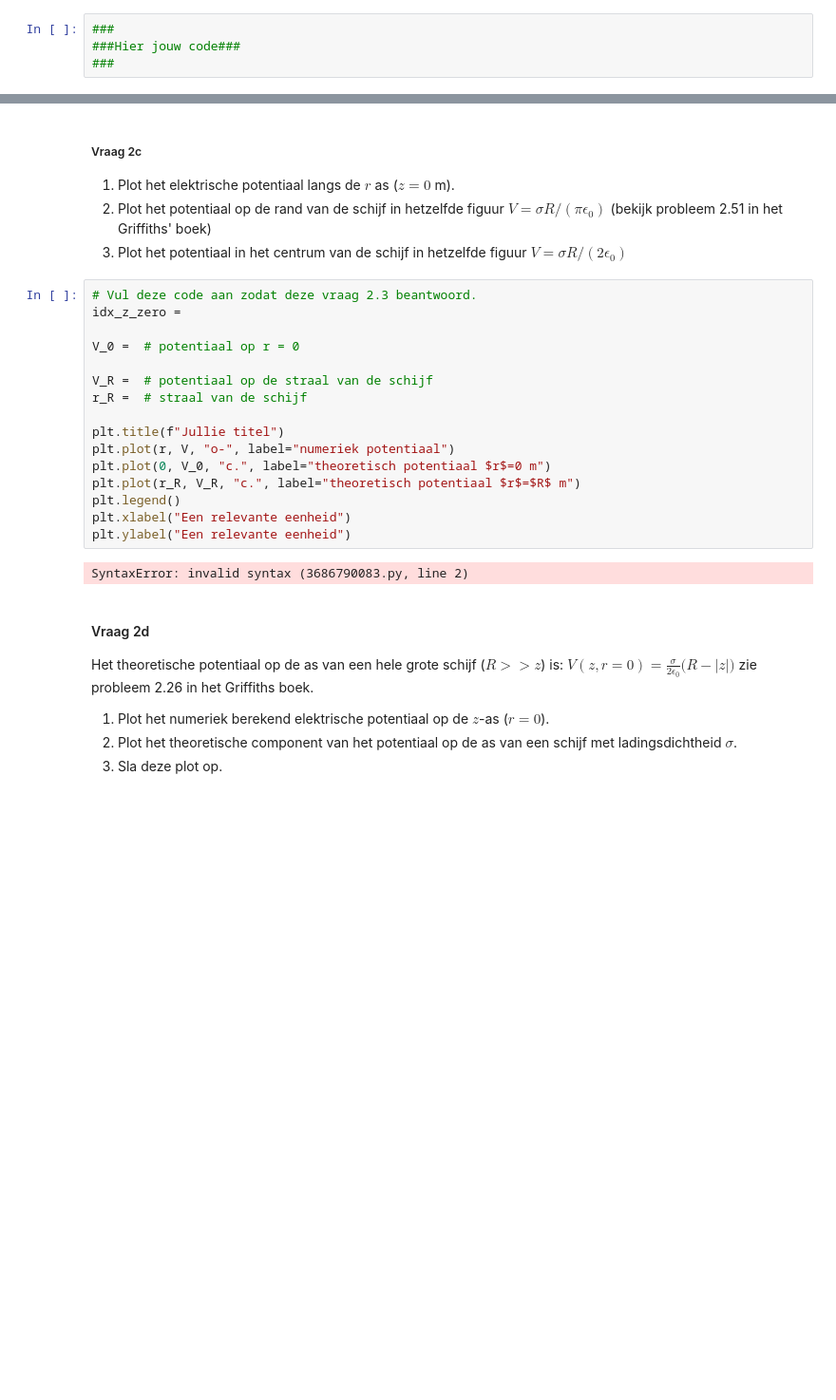
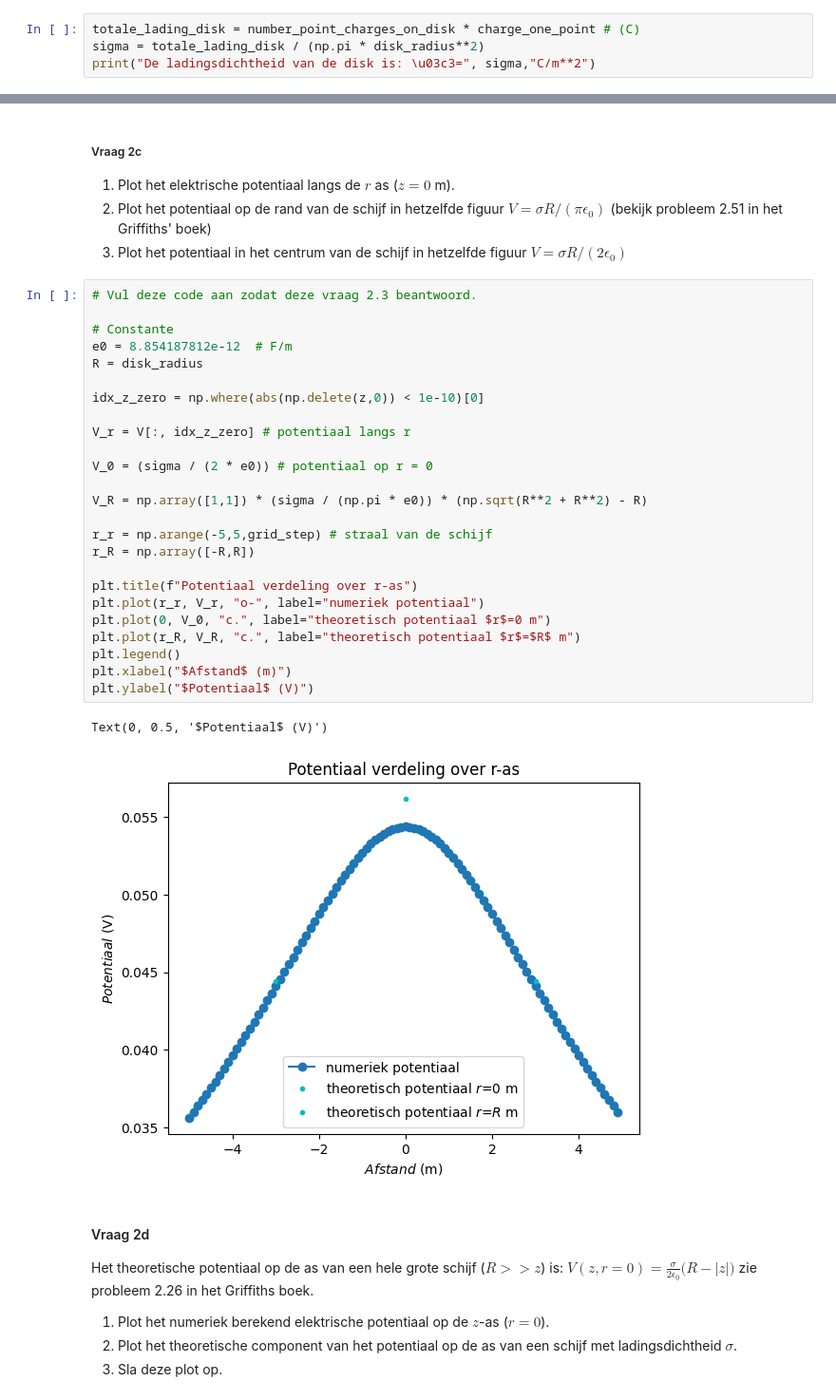
Before and after one commit to SybrenK07/opdrachten-DEF-D, a Jupyter notebook: DigitaleOntwerpopdrachten/1CondensatorOpdracht/CondensatorOntwerpopdracht.ipynb, the cells around one changed output, grey strips where cells are left out. Shown at 95% size. Saved outputs shown, nothing was run; the diff lists cells and outputs as text; blank space fills up the shorter version.

```diff
--- a/DigitaleOntwerpopdrachten/1CondensatorOpdracht/CondensatorOntwerpopdracht.ipynb
+++ b/DigitaleOntwerpopdrachten/1CondensatorOpdracht/CondensatorOntwerpopdracht.ipynb
@@ -146,6 +146,6 @@ Pas de cel die je in vraag 2a hebt aangepast weer aan naar de originele waardes.
 Het aantal punten dat gebruikt wordt om de schijf te creëren is number_point_charges_on_disk en de lading van een punt is charge_one_point in Coulomb.
 1. Bereken en print de ladingsdichtheid $\sigma$ met een correcte eenheid.
 # %%
-###
-###Hier jouw code###
-###
+totale_lading_disk = number_point_charges_on_disk * charge_one_point # (C)
+sigma = totale_lading_disk / (np.pi * disk_radius**2)
+print("De ladingsdichtheid van de disk is: \u03c3=", sigma,"C/m**2")
@@ -158,22 +160,32 @@ Het aantal punten dat gebruikt wordt om de schijf te creëren is number_point_ch
 3. Plot het potentiaal in het centrum van de schijf in hetzelfde figuur $V = \sigma R/(2 \epsilon_0)$
 # %%
 # Vul deze code aan zodat deze vraag 2.3 beantwoord.
-idx_z_zero =
 
-V_0 =  # potentiaal op r = 0
+# Constante
+e0 = 8.854187812e-12  # F/m
+R = disk_radius
 
-V_R =  # potentiaal op de straal van de schijf
-r_R =  # straal van de schijf
+idx_z_zero = np.where(abs(np.delete(z,0)) < 1e-10)[0]
 
-plt.title(f"Jullie titel")
-plt.plot(r, V, "o-", label="numeriek potentiaal")
+V_r = V[:, idx_z_zero] # potentiaal langs r
+
+V_0 = (sigma / (2 * e0)) # potentiaal op r = 0
+
+V_R = np.array([1,1]) * (sigma / (np.pi * e0)) * (np.sqrt(R**2 + R**2) - R)
+
+r_r = np.arange(-5,5,grid_step) # straal van de schijf
+r_R = np.array([-R,R])
+
+plt.title(f"Potentiaal verdeling over r-as")
+plt.plot(r_r, V_r, "o-", label="numeriek potentiaal")
 plt.plot(0, V_0, "c.", label="theoretisch potentiaal $r$=0 m")
 plt.plot(r_R, V_R, "c.", label="theoretisch potentiaal $r$=$R$ m")
 plt.legend()
-plt.xlabel("Een relevante eenheid")
-plt.ylabel("Een relevante eenheid")
+plt.xlabel("$Afstand$ (m)")
+plt.ylabel("$Potentiaal$ (V)")
 # %% [output]
-SyntaxError: invalid syntax (3686790083.py, line 2)
+Text(0, 0.5, '$Potentiaal$ (V)')
+[figure, added]
 # %% [markdown]
 #### Vraag 2d
 
```
Also changed, not shown: parts of 4 cells of this notebook, 1 other file.
